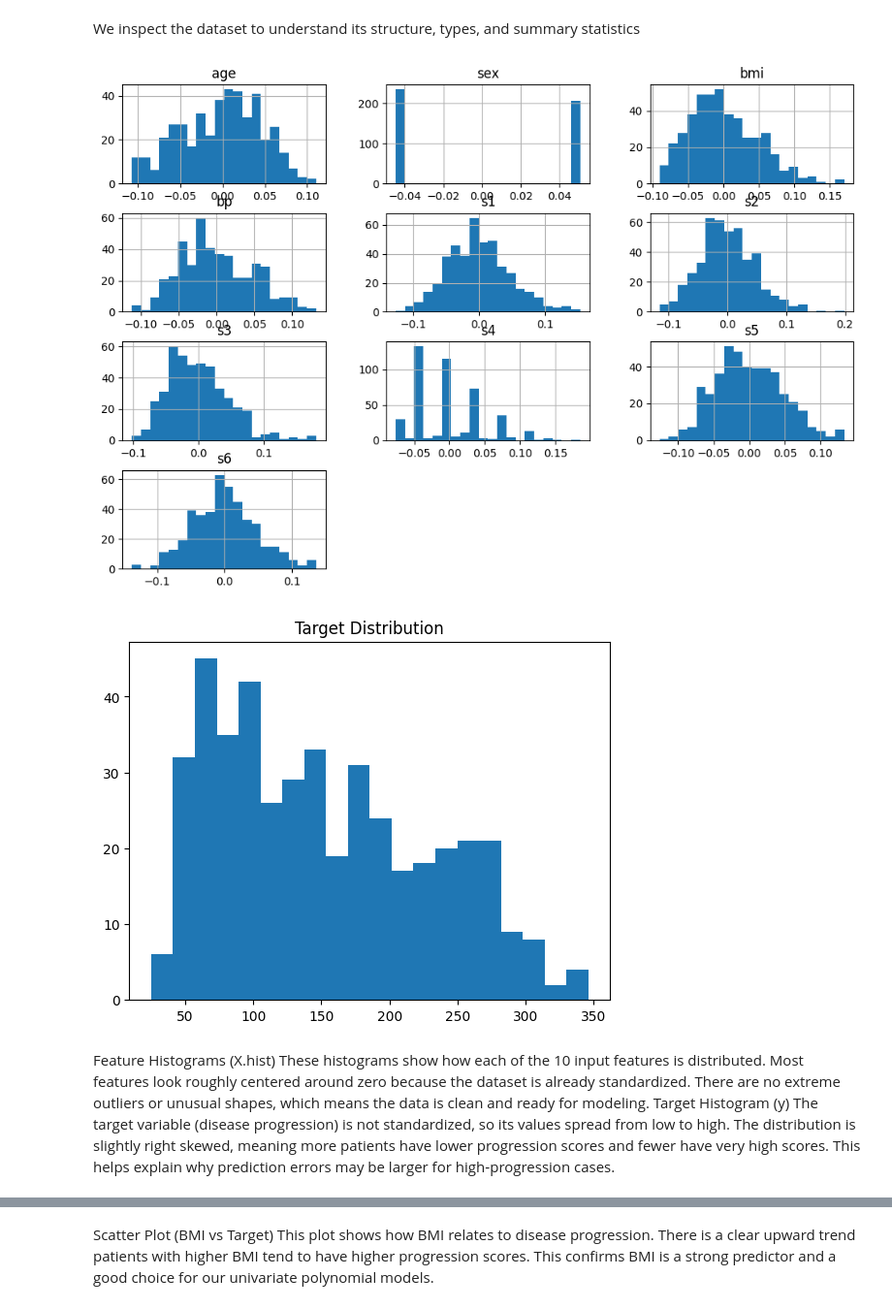
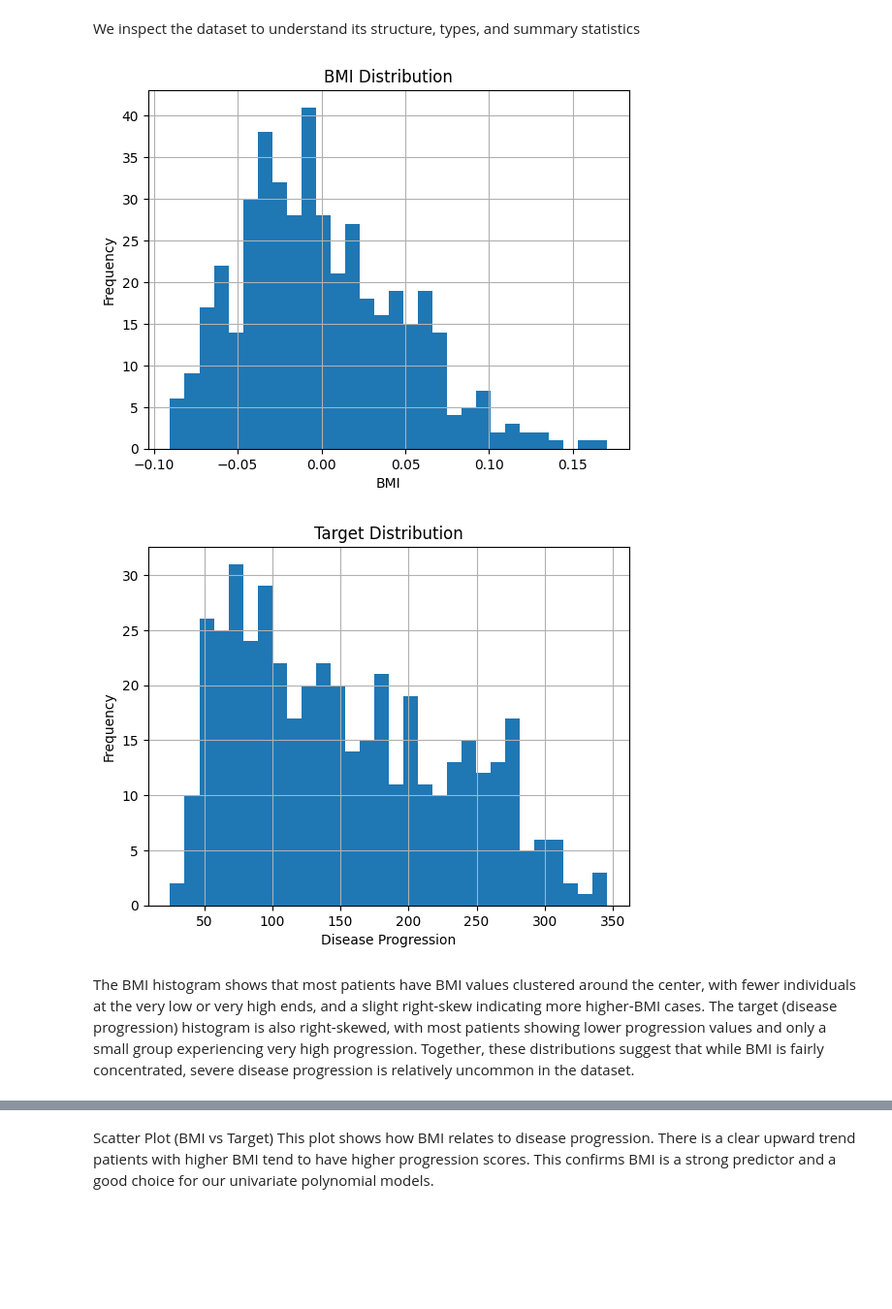
Before and after one commit to Lohithreddy29/lab2_diabetes_prediction, a Jupyter notebook: notebooks/Lab2_Diabetes.ipynb, the cells around one changed output, grey strips where cells are left out. Shown at 97% size. Saved outputs shown, nothing was run; the diff lists cells and outputs as text; code cells hidden in the pictures; blank space fills up the shorter version.

```diff
--- a/notebooks/Lab2_Diabetes.ipynb
+++ b/notebooks/Lab2_Diabetes.ipynb
@@ -85,22 +107,20 @@ Name: target, dtype: float64
 # %% [markdown]
 We inspect the dataset to understand its structure, types, and summary statistics
 # %%
-X.hist(figsize=(12,8), bins=20)
+df["bmi"].hist(bins=30)
+plt.title("BMI Distribution")
+plt.xlabel("BMI")
+plt.ylabel("Frequency")
 plt.show()
 
-plt.hist(y, bins=20)
+df["target"].hist(bins=30)
 plt.title("Target Distribution")
+plt.xlabel("Disease Progression")
+plt.ylabel("Frequency")
 plt.show()
 # %% [output]
-[figure, old version]
+[figure, new version]
-[figure, old version]
+[figure, new version]
 # %% [markdown]
-Feature Histograms (X.hist)
-These histograms show how each of the 10 input features is distributed.
-Most features look roughly centered around zero because the dataset is already standardized.
-There are no extreme outliers or unusual shapes, which means the data is clean and ready for modeling.
-Target Histogram (y)
-The target variable (disease progression) is not standardized, so its values spread from low to high.
-The distribution is slightly right skewed, meaning more patients have lower progression scores and fewer have very high scores.
-This helps explain why prediction errors may be larger for high‑progression cases.
+The BMI histogram shows that most patients have BMI values clustered around the center, with fewer individuals at the very low or very high ends, and a slight right‑skew indicating more higher‑BMI cases. The target (disease progression) histogram is also right‑skewed, with most patients showing lower progression values and only a small group experiencing very high progression. Together, these distributions suggest that while BMI is fairly concentrated, severe disease progression is relatively uncommon in the dataset.
 # %%
```
Also changed, not shown: parts of 33 cells of this notebook, 2 other files.
